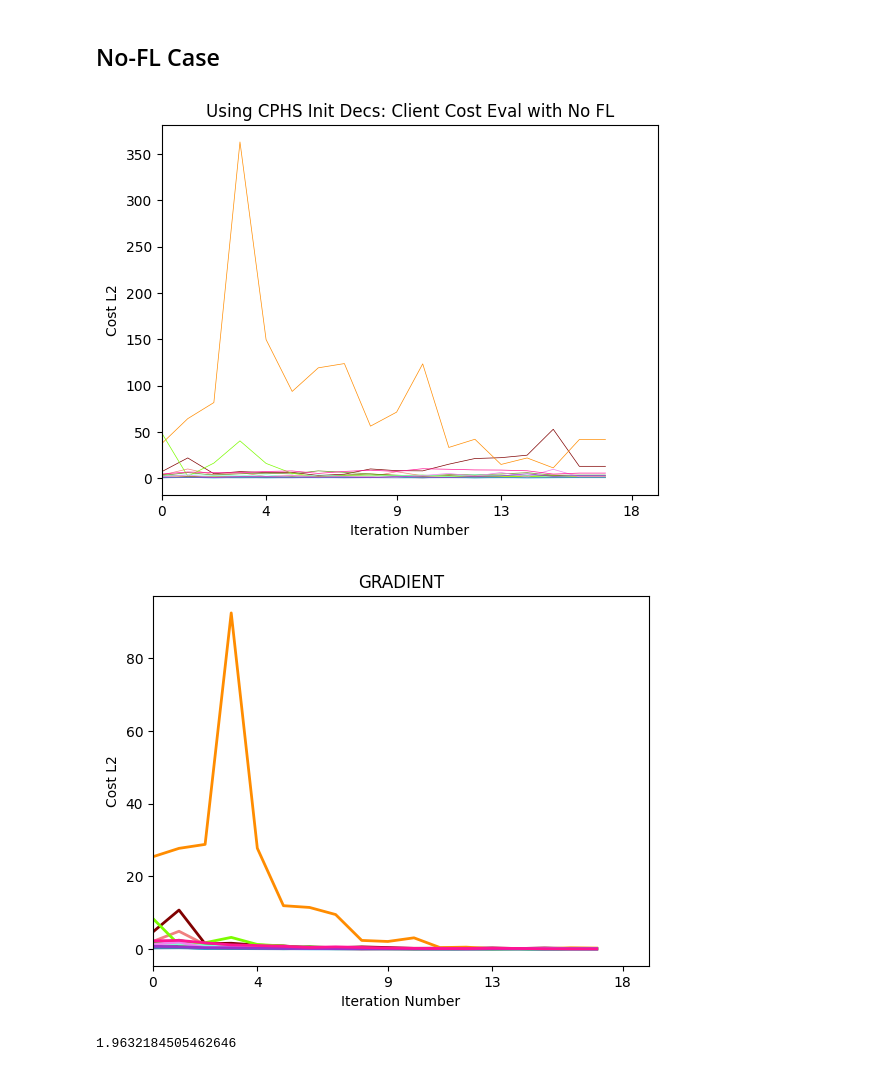
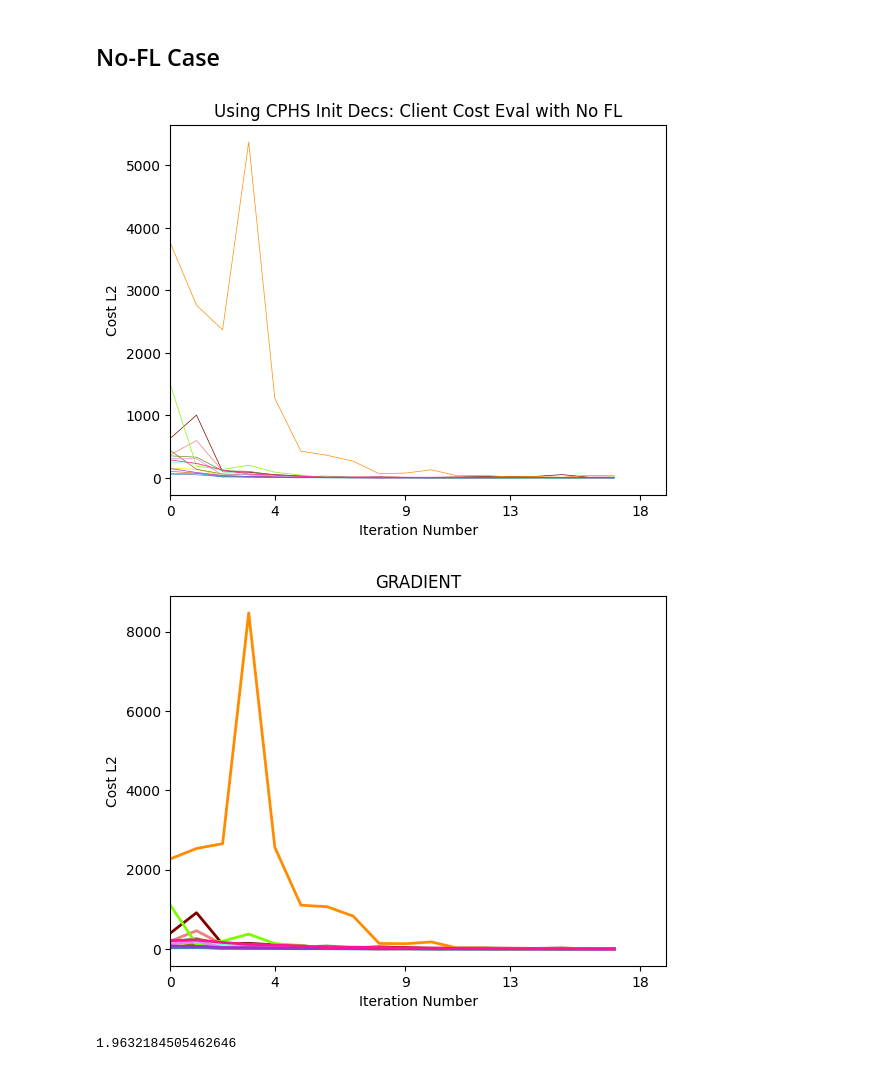
Before and after one commit to kdmalc/personalization-privacy-risk, a Jupyter notebook: 300_FL_Dec_Privacy.ipynb, the cells around one changed output. Saved outputs shown, nothing was run; the diff lists cells and outputs as text; code cells hidden in the pictures.

Commit message:
All conds loaded

```diff
--- a/300_FL_Dec_Privacy.ipynb
+++ b/300_FL_Dec_Privacy.ipynb
@@ -57,17 +47,50 @@ cond0_init_decs = [dec[0, :, :] for dec in init_decoders]
 D_0 = np.random.rand(2,64)
 D_0_7 = np.random.rand(2,7)
+# %%
+with open('Data\continuous_full_data_block1.pickle', 'rb') as handle:
+    #refs_block1, poss_block1, dec_vels_block1, int_vel_block1, emgs_block1, Ws_block1, Hs_block1, alphas_block1, pDs_block1, times_block1, conditions_block1 = pickle.load(handle)
+    refs_block1, _, _, _, emgs_block1, Ws_block1, _, _, _, _, _ = pickle.load(handle)
+
+cond1b1_dict_list = [0]*num_participants
+cond2b1_dict_list = [0]*num_participants
+cond3b1_dict_list = [0]*num_participants
+cond4b1_dict_list = [0]*num_participants
+cond5b1_dict_list = [0]*num_participants
+cond6b1_dict_list = [0]*num_participants
+cond7b1_dict_list = [0]*num_participants
+cond8b1_dict_list = [0]*num_participants
+for idx in range(num_participants):
+    b1_emg = emgs_block1[keys[idx]]
+    b1_ref = refs_block1[keys[idx]]
+    cond1b1_dict_list[idx] = {'training':b1_emg[0,:,:], 'labels':b1_ref[0,:,:]}
+    cond2b1_dict_list[idx] = {'training':b1_emg[1,:,:], 'labels':b1_ref[1,:,:]}
+    cond3b1_dict_list[idx] = {'training':b1_emg[2,:,:], 'labels':b1_ref[2,:,:]}
+    cond4b1_dict_list[idx] = {'training':b1_emg[3,:,:], 'labels':b1_ref[3,:,:]}
+    cond5b1_dict_list[idx] = {'training':b1_emg[4,:,:], 'labels':b1_ref[4,:,:]}
+    cond6b1_dict_list[idx] = {'training':b1_emg[5,:,:], 'labels':b1_ref[5,:,:]}
+    cond7b1_dict_list[idx] = {'training':b1_emg[6,:,:], 'labels':b1_ref[6,:,:]}
+    cond8b1_dict_list[idx] = {'training':b1_emg[7,:,:], 'labels':b1_ref[7,:,:]}
+
+    cond1b1_AllInitDecs_list = [Ws_block1[keys[i]][:, 0, :, :] for i in range(num_participants)]
+    cond2b1_AllInitDecs_list = [Ws_block1[keys[i]][:, 1, :, :] for i in range(num_participants)]
+    cond3b1_AllInitDecs_list = [Ws_block1[keys[i]][:, 2, :, :] for i in range(num_participants)]
+    cond4b1_AllInitDecs_list = [Ws_block1[keys[i]][:, 3, :, :] for i in range(num_participants)]
+    cond5b1_AllInitDecs_list = [Ws_block1[keys[i]][:, 4, :, :] for i in range(num_participants)]
+    cond6b1_AllInitDecs_list = [Ws_block1[keys[i]][:, 5, :, :] for i in range(num_participants)]
+    cond7b1_AllInitDecs_list = [Ws_block1[keys[i]][:, 6, :, :] for i in range(num_participants)]
+    cond8b1_AllInitDecs_list = [Ws_block1[keys[i]][:, 7, :, :] for i in range(num_participants)]
 # %% [markdown]
 ## No-FL Case
 # %%
-user_c0_no_fl_w_cphs_init = [Client(i, cond0_init_decs[i], 'FullScipyMinStep', cond0_training_and_labels_lst[i], 'advance_each_iter', global_method='NoFL', track_cost_components=True, normalize_EMG=False, PCA_comps=64, delay_scaling=0) for i in range(14)]
-global_model_no_fl_w_cphs_init = Server(-1, D_0, 'NoFL', user_c0_no_fl_w_cphs_init, PCA_comps=64)
+users_c1 = [Client(i, cond1b1_AllInitDecs_list[i], 'FullScipyMinStep', cond1b1_dict_list[i], 'advance_each_iter', global_method='NoFL', track_cost_components=True, normalize_EMG=False, PCA_comps=64, delay_scaling=0) for i in range(14)]
+global_c1 = Server(-1, D_0, 'NoFL', users_c1, PCA_comps=64)
 
 num_updates_left = 18
 for i in range(num_updates_left):
-    global_model_no_fl_w_cphs_init.execute_FL_loop()
+    global_c1.execute_FL_loop()
 
-condensed_external_plotting(user_c0_no_fl_w_cphs_init, 'local', global_error=False, dim_reduc_factor=1, show_update_change=False, custom_title='Using CPHS Init Decs: Client Cost Eval with No FL')
-condensed_external_plotting(user_c0_no_fl_w_cphs_init, 'local', plot_gradient=True, dim_reduc_factor=1, local_error=False, global_error=False, show_update_change=False, custom_title='GRADIENT')
+condensed_external_plotting(users_c1, 'local', global_error=False, dim_reduc_factor=1, show_update_change=False, custom_title='Using CPHS Init Decs: Client Cost Eval with No FL')
+condensed_external_plotting(users_c1, 'local', plot_gradient=True, dim_reduc_factor=1, local_error=False, global_error=False, show_update_change=False, custom_title='GRADIENT')
 # %% [output]
-[figure, old version]
+[figure, new version]
-[figure, old version]
+[figure, new version]
```
Also changed, not shown: parts of 4 cells of this notebook.
